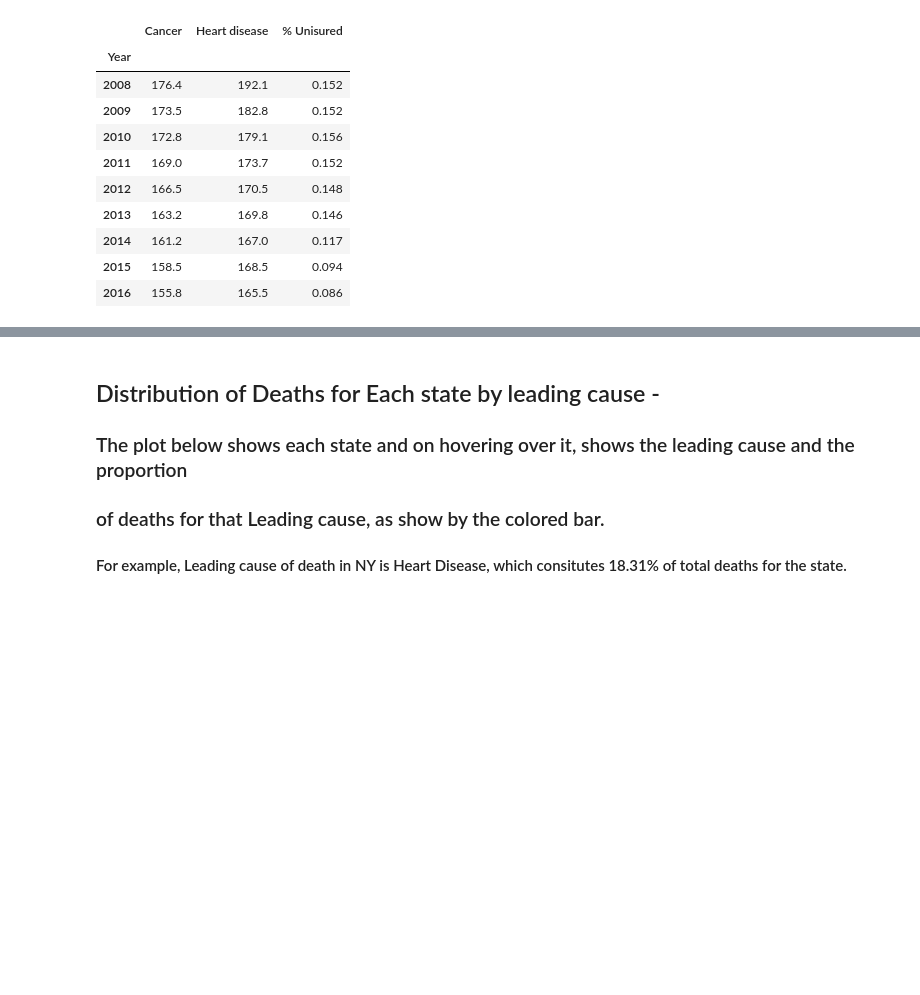
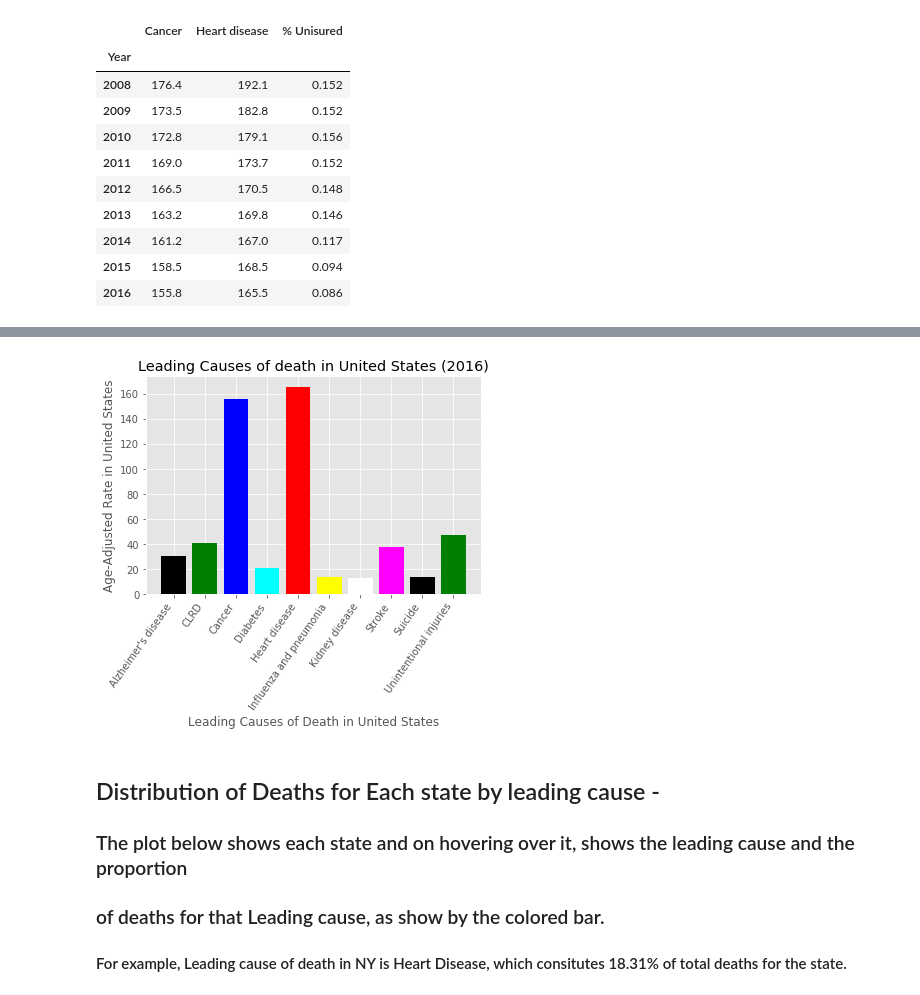
Before and after one commit to ppainuly/Leading-Causes-of-Death-in-United-States, a Jupyter notebook: Project_1.ipynb, the cells around one changed output, grey strips where cells are left out. Drawn from its saved outputs; the diff is of its cells as text; code cells hidden in the pictures; blank space fills up the shorter version.

```diff
--- a/Project_1.ipynb
+++ b/Project_1.ipynb
@@ -1016,11 +1018,15 @@ plt.show()
 x = table_state["Age-adjusted Death Rate"].columns
 diseases_ = []
 change = []
+deaths_2016 = []
 for i in x:
     y = table_state["Age-adjusted Death Rate"][i][2016] - table_state["Age-adjusted Death Rate"][i][2008]
     y = round(y, 2)
+    z = table_state["Age-adjusted Death Rate"][i][2016]
+    z = round(z, 2)
     diseases_.append(i)
     change.append(y)
+    deaths_2016.append(z)
 
-print(diseases_, change)
+print(diseases_, change, deaths_2016)
 # %% [output]
@@ -1042,3 +1051,20 @@ plt.show()
+# %%
+# Age Adjusted Death rate in 2016 in US
+plt.style.use('ggplot')
+
+x_pos = [i for i, _ in enumerate(deaths_2016)]
+
+plt.bar(x_pos, deaths_2016, color=['black', 'green', 'blue', 'cyan', 'red', 'yellow', 'white','magenta'])
+plt.xlabel(f"Leading Causes of Death in {state}")
+plt.ylabel(f'Age-Adjusted Rate in {state}')
+plt.title(f'Leading Causes of death in {state} (2016)')
+
+plt.xticks(x_pos, x, rotation=55, horizontalalignment="right")
+
+plt.savefig(f'Charts/Leading Causes of death in {state} (2016)')
+plt.show()
+# %% [output]
+[figure, added]
 # %% [markdown]
 ## Distribution of Deaths for Each state by leading cause -
 ### The plot below shows each state and on hovering over it, shows the leading cause and the proportion
```
Also changed, not shown: parts of 10 cells of this notebook, 13 other files.
